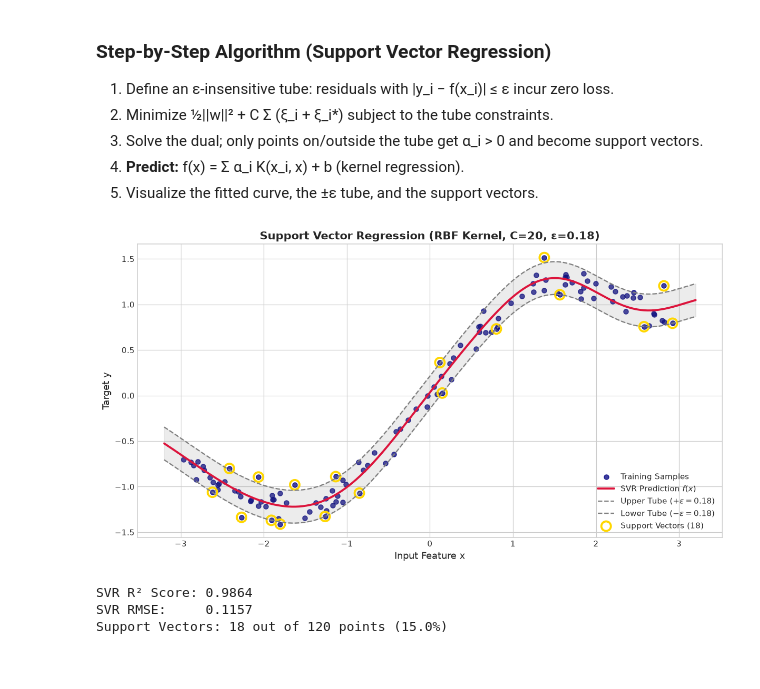
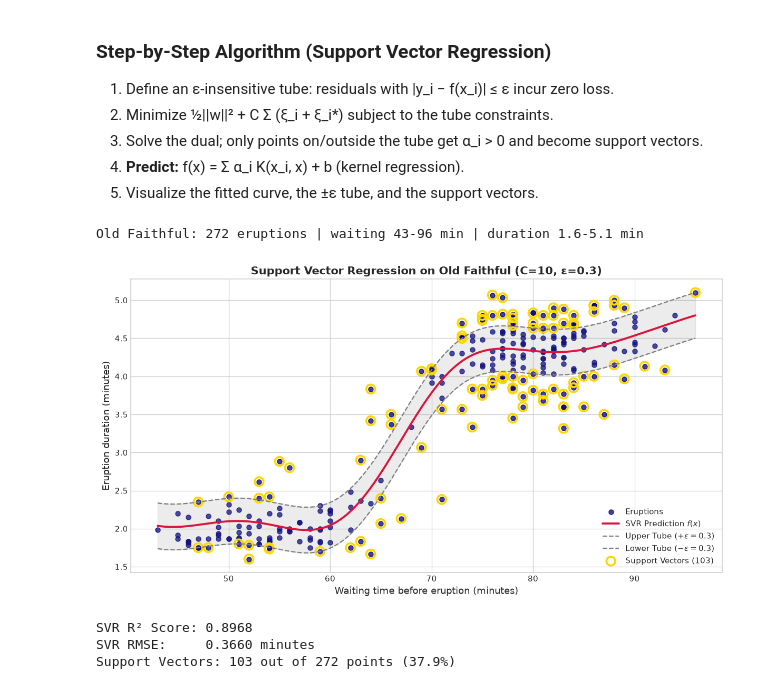
Before and after one commit to Atik203/ML-Algorithms, a Jupyter notebook: notebooks/09_support_vector_machine.ipynb, the cells around one changed output. Cells and saved outputs as stored; diff of their text form; code cells hidden in the pictures.

```diff
--- a/notebooks/09_support_vector_machine.ipynb
+++ b/notebooks/09_support_vector_machine.ipynb
@@ -108,54 +114,61 @@ Support vectors used: 96 of 426 training samples
 4. **Predict:** f(x) = Σ α_i K(x_i, x) + b (kernel regression).
 5. Visualize the fitted curve, the ±ε tube, and the support vectors.
 # %%
-# ---- 1D non-linear regression demonstration ----
-np.random.seed(42)
-# Synthetic target: sine + linear trend + Gaussian noise
-X_svr = np.sort(np.random.uniform(-3, 3, 120)).reshape(-1, 1)
-y_svr = np.sin(X_svr).ravel() + 0.15 * X_svr.ravel() + np.random.normal(0, 0.12, 120)
+# ---- Real 1D regression: Old Faithful geyser ----
+# x = waiting time before an eruption (minutes), y = eruption duration (minutes)
+geyser = pd.read_csv('../data/geyser.csv')
+X_svr = geyser['waiting'].values.reshape(-1, 1)
+y_svr = geyser['eruptions'].values
+print(f"Old Faithful: {len(geyser)} eruptions | waiting {X_svr.min()}-{X_svr.max()} min | duration {y_svr.min()}-{y_svr.max()} min")
 
-# epsilon defines the width of the "no penalty" tube around the prediction
-epsilon_val = 0.18
-svr_model = SVR(kernel='rbf', C=20.0, epsilon=epsilon_val, gamma=0.5)
-svr_model.fit(X_svr, y_svr)
+# Scale the feature (SVR is distance-based); the target stays in minutes for interpretability
+scaler_svr = StandardScaler()
+X_svr_scaled = scaler_svr.fit_transform(X_svr)
 
-# Dense grid for drawing a smooth prediction curve
-X_grid = np.linspace(-3.2, 3.2, 300).reshape(-1, 1)
+# epsilon defines the width of the "no penalty" tube around the prediction (in minutes)
+epsilon_val = 0.3
+svr_model = SVR(kernel='rbf', C=10.0, epsilon=epsilon_val, gamma='scale')
+svr_model.fit(X_svr_scaled, y_svr)
+
+# Dense grid for drawing a smooth prediction curve, converted back to minutes
+X_grid = np.linspace(X_svr_scaled.min(), X_svr_scaled.max(), 300).reshape(-1, 1)
 y_grid_pred = svr_model.predict(X_grid)
+X_grid_orig = scaler_svr.inverse_transform(X_grid).ravel()
 
 # Support vectors = training points that lie on/outside the epsilon tube
 sv_indices = svr_model.support_
 X_sv = X_svr[sv_indices]
 y_sv = y_svr[sv_indices]
 
 plt.figure(figsize=(11, 6))
 # Training samples
-plt.scatter(X_svr, y_svr, color='navy', s=35, alpha=0.75, label='Training Samples')
+plt.scatter(X_svr, y_svr, color='navy', s=35, alpha=0.75, label='Eruptions')
 
 # Regression surface
-plt.plot(X_grid, y_grid_pred, color='crimson', lw=2.5, label='SVR Prediction $f(x)$')
+plt.plot(X_grid_orig, y_grid_pred, color='crimson', lw=2.5, label='SVR Prediction $f(x)$')
 
 # Epsilon-insensitive tube boundaries + shaded tube
-plt.plot(X_grid, y_grid_pred + epsilon_val, color='gray', linestyle='--', lw=1.5, label=rf'Upper Tube ($+\epsilon={epsilon_val}$)')
-plt.plot(X_grid, y_grid_pred - epsilon_val, color='gray', linestyle='--', lw=1.5, label=rf'Lower Tube ($-\epsilon={epsilon_val}$)')
-plt.fill_between(X_grid.ravel(), y_grid_pred - epsilon_val, y_grid_pred + epsilon_val, color='gray', alpha=0.15)
+plt.plot(X_grid_orig, y_grid_pred + epsilon_val, color='gray', linestyle='--', lw=1.5, label=rf'Upper Tube ($+\epsilon={epsilon_val}$)')
+plt.plot(X_grid_orig, y_grid_pred - epsilon_val, color='gray', linestyle='--', lw=1.5, label=rf'Lower Tube ($-\epsilon={epsilon_val}$)')
+plt.fill_between(X_grid_orig, y_grid_pred - epsilon_val, y_grid_pred + epsilon_val, color='gray', alpha=0.15)
 
 # Support vectors are highlighted - only these points influence the fitted curve
-plt.scatter(X_sv, y_sv, s=140, facecolors='none', edgecolors='gold', linewidths=2.5, label=f'Support Vectors ({len(X_sv)})')
+plt.scatter(X_sv, y_sv, s=120, facecolors='none', edgecolors='gold', linewidths=2.5, label=f'Support Vectors ({len(X_sv)})')
 
-plt.title(f"Support Vector Regression (RBF Kernel, C=20, ε={epsilon_val})", fontsize=14, fontweight='bold')
-plt.xlabel("Input Feature x", fontsize=12)
-plt.ylabel("Target y", fontsize=12)
+plt.title(f"Support Vector Regression on Old Faithful (C=10, ε={epsilon_val})", fontsize=14, fontweight='bold')
+plt.xlabel("Waiting time before eruption (minutes)", fontsize=12)
+plt.ylabel("Eruption duration (minutes)", fontsize=12)
 plt.legend(loc='lower right')
 plt.tight_layout()
 plt.show()
 
 # ---- Quantitative evaluation ----
-print(f"SVR R² Score: {r2_score(y_svr, svr_model.predict(X_svr)):.4f}")
-print(f"SVR RMSE:     {root_mean_squared_error(y_svr, svr_model.predict(X_svr)):.4f}")
+print(f"SVR R² Score: {r2_score(y_svr, svr_model.predict(X_svr_scaled)):.4f}")
+print(f"SVR RMSE:     {root_mean_squared_error(y_svr, svr_model.predict(X_svr_scaled)):.4f} minutes")
 print(f"Support Vectors: {len(X_sv)} out of {len(X_svr)} points ({len(X_sv)/len(X_svr)*100:.1f}%)")
 # %% [output]
+Old Faithful: 272 eruptions | waiting 43-96 min | duration 1.6-5.1 min
-[figure, old version]
+[figure, new version]
-SVR R² Score: 0.9864
-SVR RMSE:     0.1157
-Support Vectors: 18 out of 120 points (15.0%)
+SVR R² Score: 0.8968
+SVR RMSE:     0.3660 minutes
+Support Vectors: 103 out of 272 points (37.9%)
```
Also changed, not shown: parts of 3 cells of this notebook, 22 other files.
